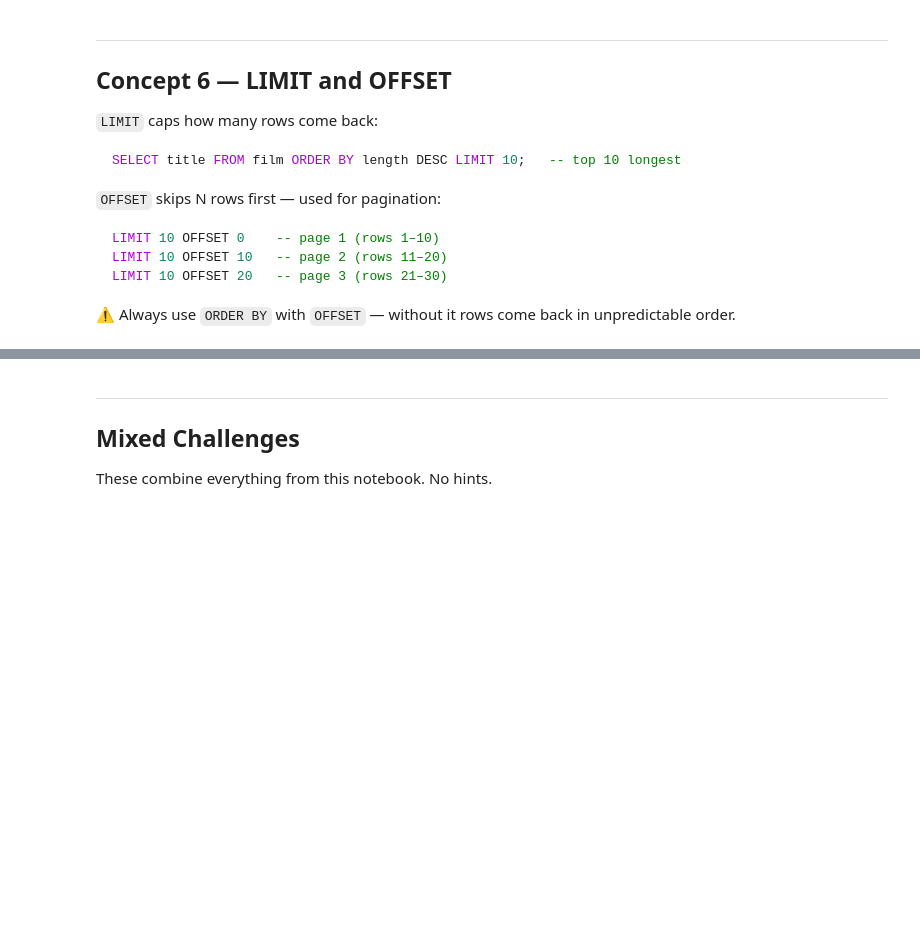
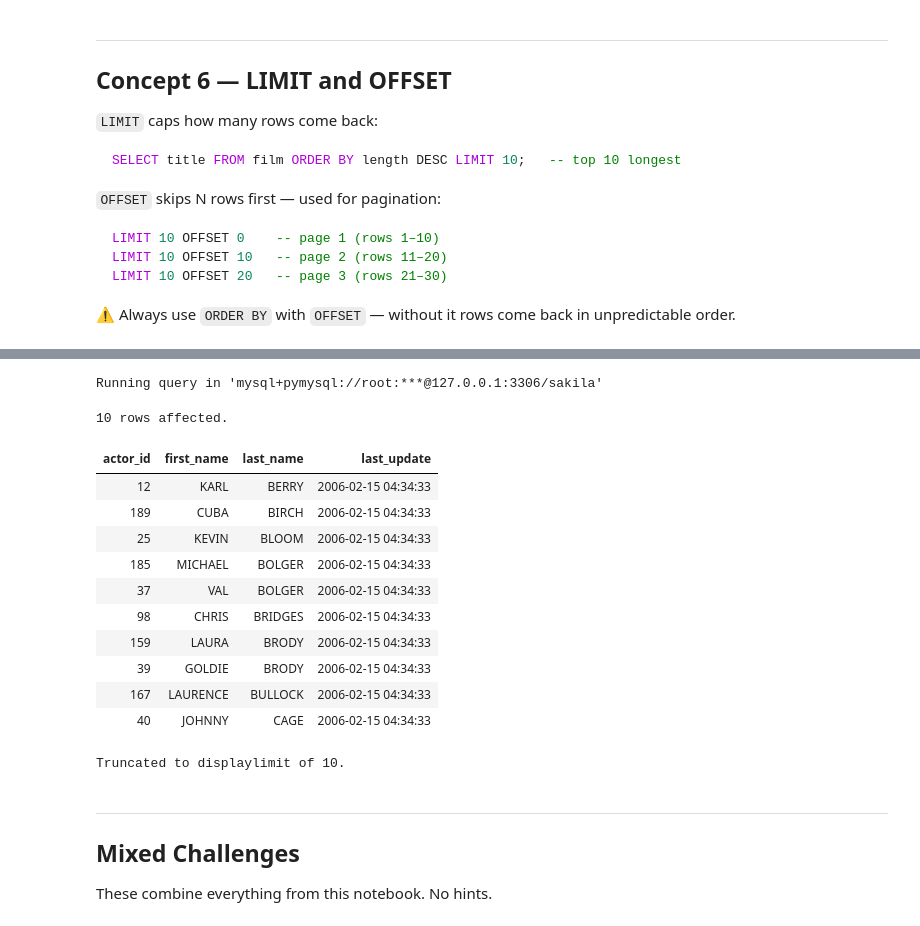
Before and after one commit to yaseen-asaliya/Databases-Notes, a Jupyter notebook: 01-select-basics.ipynb, the cells around one changed output, grey strips where cells are left out. Drawn from its saved outputs; the diff is of its cells as text; code cells hidden in the pictures; blank space fills up the shorter version.

```diff
--- a/01-select-basics.ipynb
+++ b/01-select-basics.ipynb
@@ -233,6 +695,23 @@ LIMIT 10 OFFSET 20   -- page 3 (rows 21–30)
 # %%
 %%sql
 -- Q31: Paginate actors alphabetically by last_name — get page 3 (rows 21–30)
+
+SELECT * FROM actor ORDER BY last_name ASC LIMIT 10 OFFSET 20;
+# %% [output]
+Running query in 'mysql+pymysql://root:***@127.0.0.1:3306/sakila'
+10 rows affected.
+| actor_id | first_name | last_name | last_update |
+| 12 | KARL | BERRY | 2006-02-15 04:34:33 |
+| 189 | CUBA | BIRCH | 2006-02-15 04:34:33 |
+| 25 | KEVIN | BLOOM | 2006-02-15 04:34:33 |
+| 185 | MICHAEL | BOLGER | 2006-02-15 04:34:33 |
+| 37 | VAL | BOLGER | 2006-02-15 04:34:33 |
+| 98 | CHRIS | BRIDGES | 2006-02-15 04:34:33 |
+| 159 | LAURA | BRODY | 2006-02-15 04:34:33 |
+| 39 | GOLDIE | BRODY | 2006-02-15 04:34:33 |
+| 167 | LAURENCE | BULLOCK | 2006-02-15 04:34:33 |
+| 40 | JOHNNY | CAGE | 2006-02-15 04:34:33 |
+Truncated to displaylimit of 10.
 # %% [markdown]
 ---
 ## Mixed Challenges
```
Also changed, not shown: parts of 35 cells of this notebook.
